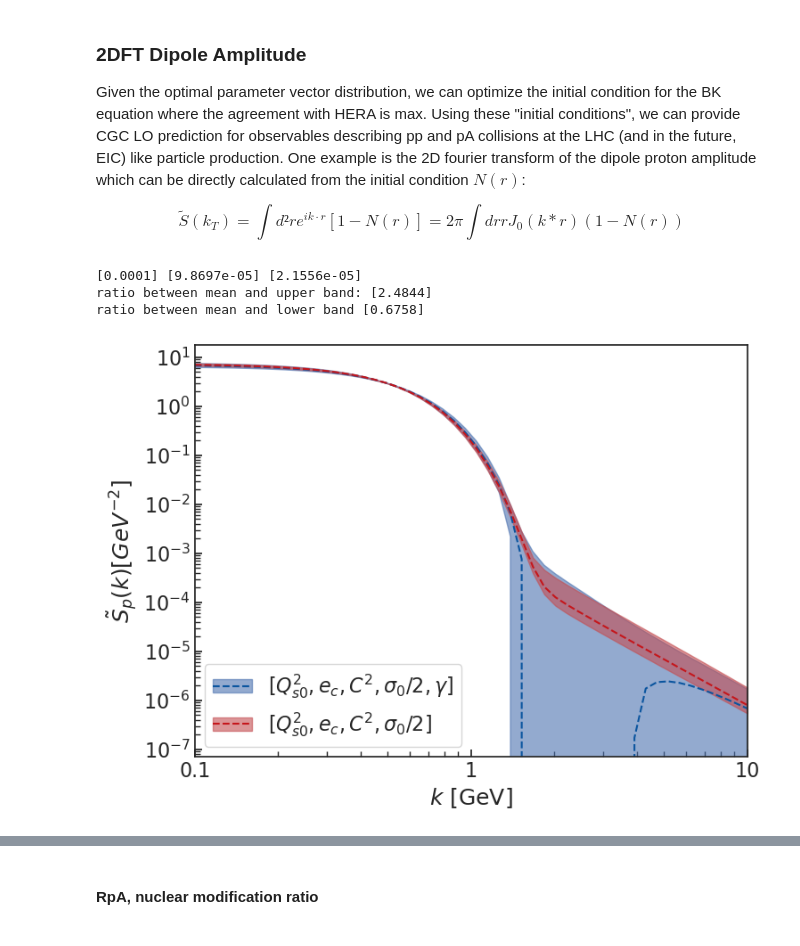
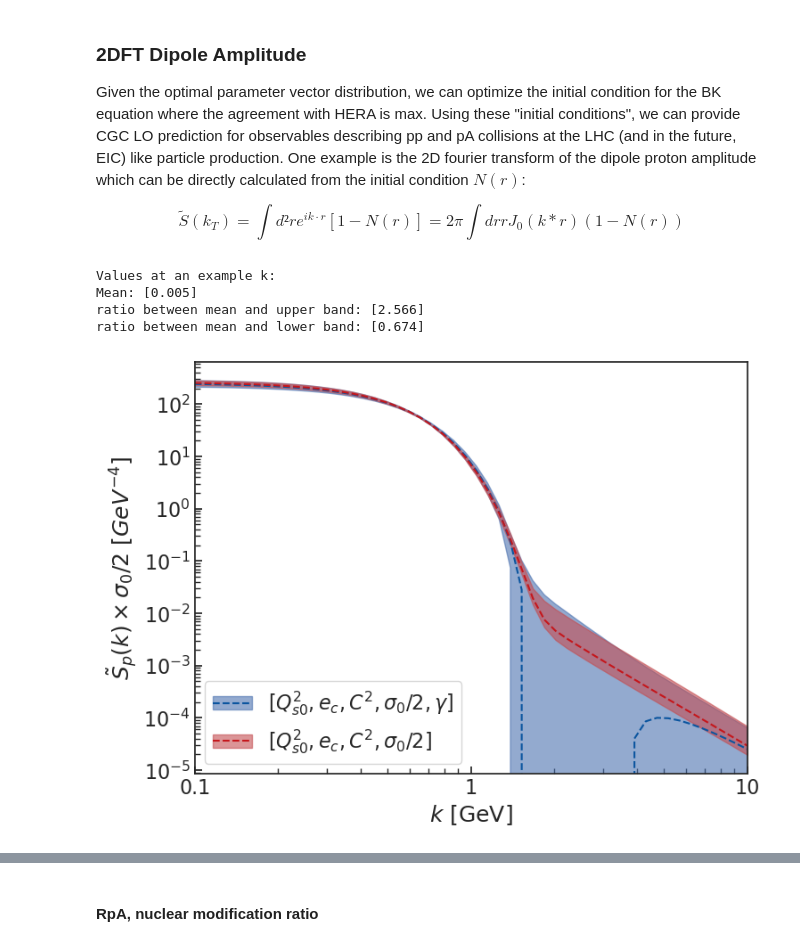
Before and after one commit to camcasuga/BayesianBK_results, a Jupyter notebook: analysis.ipynb, the cells around one changed output, grey strips where cells are left out. Drawn from its saved outputs; the diff is of its cells as text; code cells hidden in the pictures.

```diff
--- a/analysis.ipynb
+++ b/analysis.ipynb
@@ -361,31 +385,33 @@ Given the optimal parameter vector distribution, we can optimize the initial con
 $$ \tilde{S}(k_{T}) = \int d²r e^{ik \cdot r} [1 - N(r)] = 2 \pi \int dr r J_0(k*r) (1 - N(r))$$
 # %%
 k = np.logspace(-1,1,50)
-sp = get_2DFT_upsd_downsd(Qs02s, gammas, e_cs, k)
-sp_comp = get_2DFT_upsd_downsd(Qs02s_comp, gammas_comp, e_cs_comp, k)
+sp = get_2DFT_upsd_downsd(Qs02s, gammas, e_cs, sigma02s, k)
+sp_comp = get_2DFT_upsd_downsd(Qs02s_comp, gammas_comp, e_cs_comp, sigma02s_comp, k)
 # %%
 # what is the uncertainty and mean at a given k?
 k_ex = [2.0]
-sp_ex = get_2DFT_upsd_downsd(Qs02s_comp, gammas_comp, e_cs_comp, k_ex)
-print(sp_ex[0], sp_ex[1], sp_ex[2])
+sp_ex = get_2DFT_upsd_downsd(Qs02s_comp, gammas_comp, e_cs_comp, sigma02s_comp, k_ex)
+print("Values at an example k: ")
+print("Mean:", sp_ex[0])
 print('ratio between mean and upper band:', (sp_ex[0] + 2 * sp_ex[1])/sp_ex[0])
-print('ratio between mean and lower band',  (sp_ex[0] - 2 * sp_ex[2])/sp_ex[0])
+print('ratio between mean and lower band:',  (sp_ex[0] - 2 * sp_ex[2])/sp_ex[0])
 # %% [output]
-[0.0001] [9.8697e-05] [2.1556e-05]
-ratio between mean and upper band: [2.4844]
-ratio between mean and lower band [0.6758]
+Values at an example k:
+Mean: [0.005]
+ratio between mean and upper band: [2.566]
+ratio between mean and lower band: [0.674]
 # %%
-from matplotlib.ticker import ScalarFormatter, FormatStrFormatter
+from matplotlib.ticker import FormatStrFormatter
 sp_mve = sp_comp if model_ == "mv5" else sp
 sp_mv5 = sp if model_ == "mv5" else sp_comp
 fig, ax = plt.subplots(1,1, figsize = (8,6))
-fig, ax = plot_pred_mve_vs_mv5(fig, ax, sp_mve, sp_mv5, k, r'$\tilde{S}_{p}(k) [GeV^{-2}]$', "$k$ [GeV]", legend_loc = "lower left", xlogscale= True, ylogscale = True, linewidth_=1.5)
+fig, ax = plot_pred_mve_vs_mv5(fig, ax, sp_mve, sp_mv5, k, r'$\tilde{S}_{p}(k) \times \sigma_{0}/2 ~[GeV^{-4}]$', "$k$ [GeV]", legend_loc = "lower left", xlogscale= True, ylogscale = True, linewidth_=1.5)
 ax.set_xlim(.1, 10)
 #ax.set_axes_margin(0.0)
 ax.xaxis.set_major_formatter(FormatStrFormatter('%g'))
-fig.savefig("plots/{}_sp.pdf".format(correlated_str), bbox_inches='tight')
+fig.savefig("plots/{}_sps.pdf".format(correlated_str), bbox_inches='tight')
 # %% [output]
-[figure, old version]
+[figure, new version]
 # %%
 sp_norm = sp/sp[0]
 sp_comp_norm = sp_comp/sp_comp[0]
```
Also changed, not shown: parts of 6 cells of this notebook, 17 other files.
